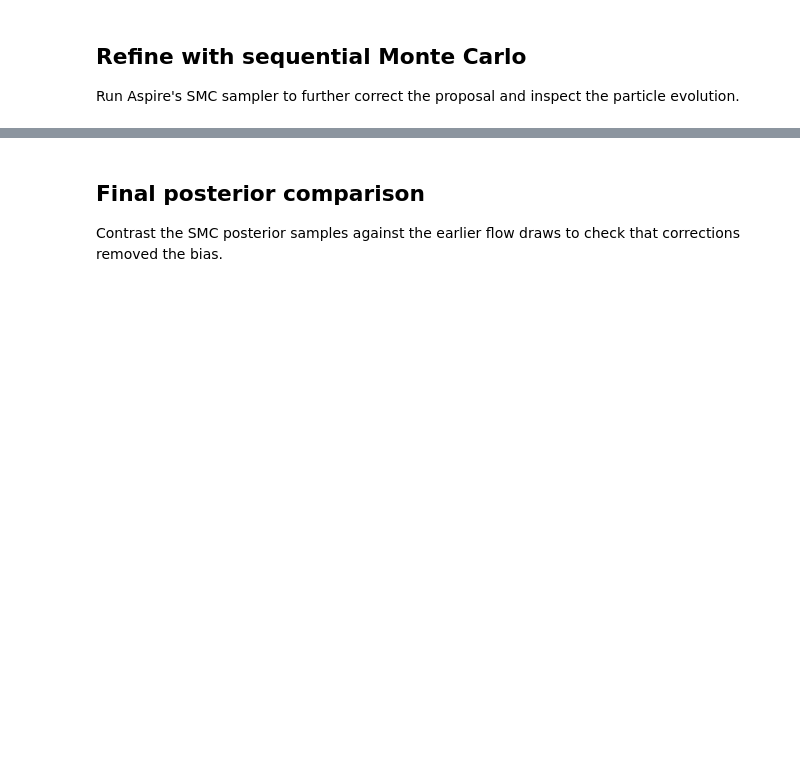
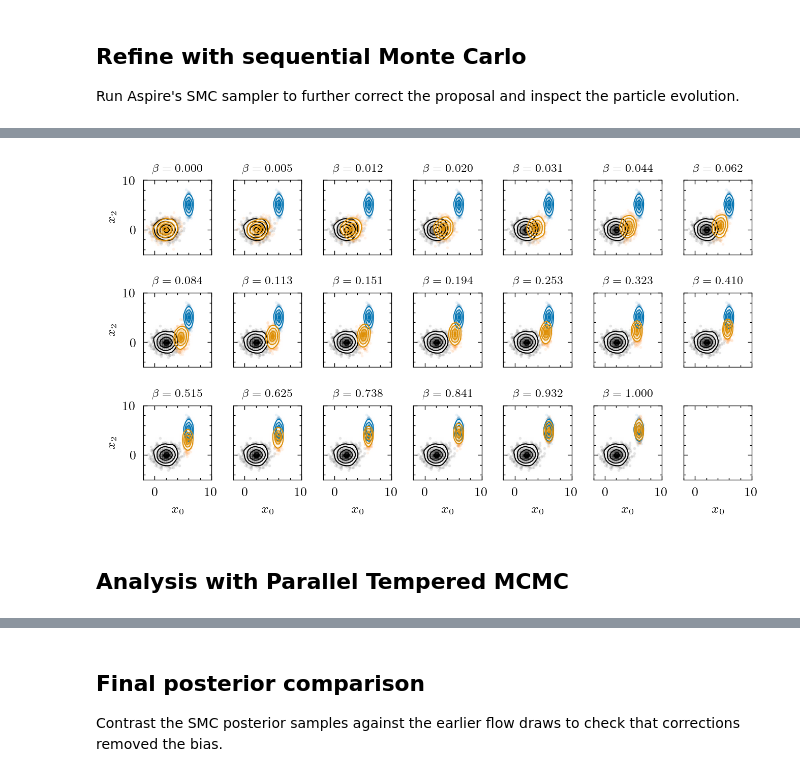
Before and after one commit to mj-will/aspire-analyses, a Jupyter notebook: toy_examples/biased_initial_samples.ipynb, the cells around one changed output, grey strips where cells are left out. Cells and saved outputs as stored; diff of their text form; code cells hidden in the pictures; blank space fills up the shorter version.

```diff
--- a/toy_examples/biased_initial_samples.ipynb
+++ b/toy_examples/biased_initial_samples.ipynb
@@ -180,10 +254,66 @@ analysis can be reproduced or extended.
-# %%
-
-# Save the the results to a file
-# The AspireFile is a small wrapper around h5py.File that automatically
-# includes additional metadata
-with AspireFile(outdir / "poppy_result.h5", "w") as f:
-    # poppy.save_config(f, "poppy_config")
-    samples.save(f, "smc/posterior_samples")
-    history.save(f, "flow/history")
-    smc_history.save(f, "smc/history")
+# %%
+import corner
+
+beta = [0] + smc_history.beta
+
+with plt.rc_context(fname="plots.style"):
+
+    figsize = plt.rcParams["figure.figsize"].copy()
+    figsize[0] = 2 * figsize[0]
+    figsize[1] = 1.8 * figsize[1]
+    fig, axs = plt.subplots(3, (len(smc_history.sample_history) + 1) // 3, figsize=figsize, sharex=True, sharey=True)
+
+
+    for i, samples_i in enumerate(smc_history.sample_history):
+        ax = axs.flatten()[i]
+        corner.hist2d(
+            initial_samples.x[:, 0],
+            initial_samples.x[:, 2],
+            bins=32,
+            range=[[-2, 10], [-5, 10]],
+            ax=ax,
+            color="k",
+            smooth=0.9,
+        )
+        corner.hist2d(
+            true_samples.x[:, 0],
+            true_samples.x[:, 2],
+            bins=32,
+            range=[[-2, 10], [-5, 10]],
+            ax=ax,
+            color="C0",
+            smooth=0.9,
+        )
+        corner.hist2d(
+            samples_i.x[:, 0],
+            samples_i.x[:, 2],
+            bins=32,
+            range=[[-2, 10], [-5, 10]],
+            density=True,
+            ax=ax,
+            color="C1",
+            smooth=0.9,
+        )
+        # ax.text(
+        #     0.05,
+        #     0.85,
+        #     f"$\\beta={beta[i]:.3f}$",
+        #     transform=ax.transAxes,
+        #     color="k",
+        #     fontsize=8,
+        #     # bbox=dict(boxstyle="round", facecolor="black", alpha=0.5),
+        # )
+        ax.set_title(f"$\\beta={beta[i]:.3f}$", fontsize=8)
+    # Set axis labels on the leftmost and bottom plots
+    for ax in axs[-1, :]:
+        ax.set_xlabel("$x_0$")
+    for ax in axs[:, 0]:
+        ax.set_ylabel("$x_2$")
+
+    plt.tight_layout()
+
+    fig.savefig(figure_outdir / "smc_steps.pdf")
+# %% [output]
+[figure, added]
+# %% [markdown]
+## Analysis with Parallel Tempered MCMC
```
Also changed, not shown: parts of 28 cells of this notebook, 6 other files.
